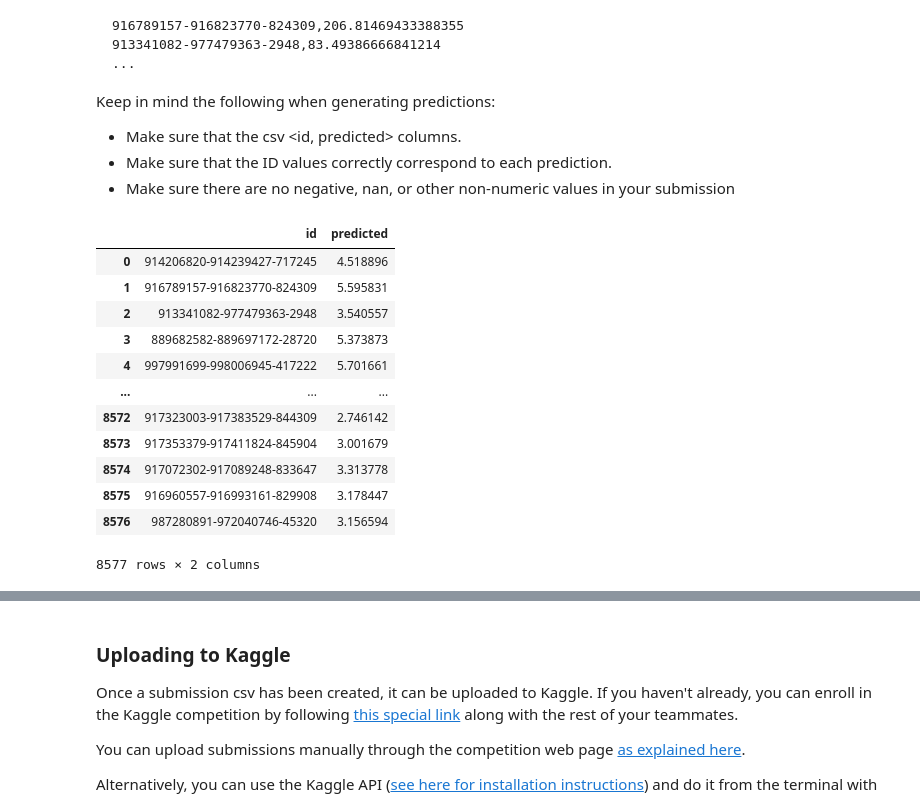
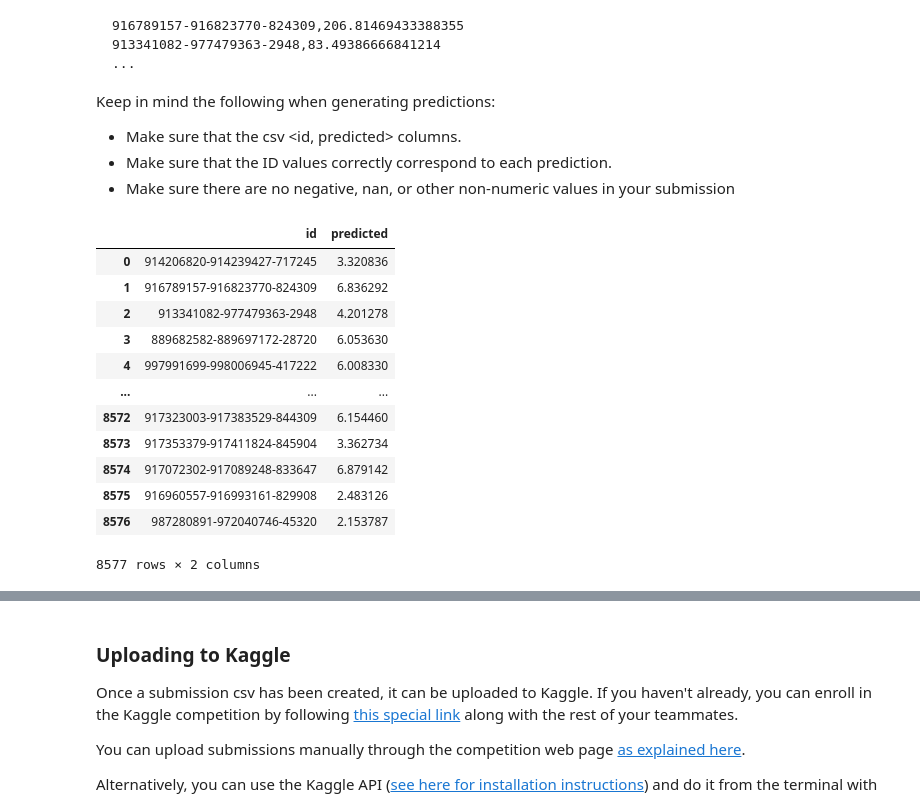
Before and after one commit to vladlevitin/TDT4173-Retail-Revenue-Prediction, a Jupyter notebook: TDT4173 Retail Revenue Prediction/introduction.ipynb, the cells around one changed output, grey strips where cells are left out. Cells and saved outputs as stored; diff of their text form; code cells hidden in the pictures.

```diff
--- a/TDT4173 Retail Revenue Prediction/introduction.ipynb
+++ b/TDT4173 Retail Revenue Prediction/introduction.ipynb
@@ -396,0 +396,4 @@ y = y.apply(log_func)
+# %%
+for column in X.columns:
+    if X[column].dtype == 'float64':
+        X[column].fillna(X[column].mean(), inplace=True)
@@ -397,11 +413,13 @@ y = y.apply(log_func)
 # %% [markdown]
 ### Scaling
 # %%
+columns_to_scale = [
+    'lat', 'lon', 'area_km2',
+                     'all_households', 'singles_income', 'couple_without_children_income', 'couple_with_children', 'other_households', 'single_parent_with_children',
+                     ]
+
 scaler = preprocessing.StandardScaler()
 
-columns_to_scale = ['lat', 'lon', 'area_km2',
-                    'all_households', 'singles_income', 'couple_without_children_income', 'couple_with_children', 'other_households', 'single_parent_with_children',
-                    ]
 scaler.fit(X[columns_to_scale])
 X[columns_to_scale] = scaler.transform(X[columns_to_scale])
 # %% [markdown]
@@ -514,14 +526,10 @@ Keep in mind the following when generating predictions:
 # %%
 # Predict on the test set
 
-columns_to_drop_test = columns_to_drop.copy()[1:]
-
-
+colums_to_drop = columns_to_drop[1:]
 stores_test_copy = stores_test.copy()
-#stores_test_copy['year'] = stores_test_copy['year'].astype('category')
 
 df = stores_test_copy
-
 
 df = pd.merge(df, plaace_hierarchy_copy, on='plaace_hierarchy_id', how='left')
 df = pd.merge(df, grunnkrets_copy, on='grunnkrets_id', how='left')
@@ -531,64 +539,59 @@ df = pd.merge(df, grunnkrets_household_income_copy, on='grunnkrets_id', how='lef
 
 df.drop_duplicates(subset=['store_id'], keep='first', inplace=True)
 
-X_test = df.drop(columns = columns_to_drop_test)
+X_test = df.drop(columns = colums_to_drop)
 X_test = convert_to_category(X_test)
 
 X_test[columns_to_scale] = scaler.transform(X_test[columns_to_scale])
 
+#encoder = full_pipeline.fit(X_test)
 X_test_encoded = encoder.transform(X_test)
 
+y_test_pred = 0
 n = 0
-y_test_pred = 0
 
-
-
-exp_func_vector = np.vectorize(exp_func)
 #LGBM
 y_test_pred_lgbm = lgbm_model.predict(X_test)
-y_test_pred_lgbm = exp_func_vector(y_test_pred_lgbm, shift_var)
-
-#y_test_pred_lgbm = np.expm1(y_test_pred_lgbm)
+y_test_pred_lgbm = np.expm1(y_test_pred_lgbm)
 y_test_pred += y_test_pred_lgbm
 n+=1
 
-#XGBoost
+# #XGBoost
 y_test_pred_xgb = xgboost_model.predict(X_test_encoded)
-y_test_pred_xgb = exp_func_vector(y_test_pred_xgb, shift_var)
-
-#y_test_pred_xgb = np.expm1(y_test_pred_xgb)
+y_test_pred_xgb = np.expm1(y_test_pred_xgb)
 y_test_pred += y_test_pred_xgb
 n+=1
 
 #CatBoost
-# y_test_pred_cat = cat_boost_model.predict(X_test_encoded)
-# y_test_pred_cat = np.expm1(y_test_pred_cat)
-# y_test_pred += y_test_pred_cat
-# n+=1
+y_test_pred_cat = cat_boost_model.predict(X_test_encoded)
+y_test_pred_cat = np.expm1(y_test_pred_cat)
+y_test_pred += y_test_pred_cat
+n+=1
+
 
 y_test_pred = y_test_pred/n
 
 
 # Generate submission dataframe
 # NOTE: It is important that the ID and predicted values match
 submission = pd.DataFrame()
 submission['id'] = stores_test['store_id']
 submission['predicted'] = np.asarray(y_test_pred)
 
 # Save it to disk (`index=False` means don't save the index in the csv)
-submission.to_csv('sample_submission.csv', index=False)
+submission.to_csv('submissions/sample_submission.csv', index=False)
 submission
 # %% [output]
 |  | id | predicted |
-| 0 | 914206820-914239427-717245 | 4.518896 |
-| 1 | 916789157-916823770-824309 | 5.595831 |
-| 2 | 913341082-977479363-2948 | 3.540557 |
-| 3 | 889682582-889697172-28720 | 5.373873 |
-| 4 | 997991699-998006945-417222 | 5.701661 |
+| 0 | 914206820-914239427-717245 | 3.320836 |
+| 1 | 916789157-916823770-824309 | 6.836292 |
+| 2 | 913341082-977479363-2948 | 4.201278 |
+| 3 | 889682582-889697172-28720 | 6.053630 |
+| 4 | 997991699-998006945-417222 | 6.008330 |
 | ... | ... | ... |
-| 8572 | 917323003-917383529-844309 | 2.746142 |
-| 8573 | 917353379-917411824-845904 | 3.001679 |
-| 8574 | 917072302-917089248-833647 | 3.313778 |
-| 8575 | 916960557-916993161-829908 | 3.178447 |
-| 8576 | 987280891-972040746-45320 | 3.156594 |
+| 8572 | 917323003-917383529-844309 | 6.154460 |
+| 8573 | 917353379-917411824-845904 | 3.362734 |
+| 8574 | 917072302-917089248-833647 | 6.879142 |
+| 8575 | 916960557-916993161-829908 | 2.483126 |
+| 8576 | 987280891-972040746-45320 | 2.153787 |
 8577 rows × 2 columns
```
Also changed, not shown: parts of 10 cells of this notebook, 10 other files.
